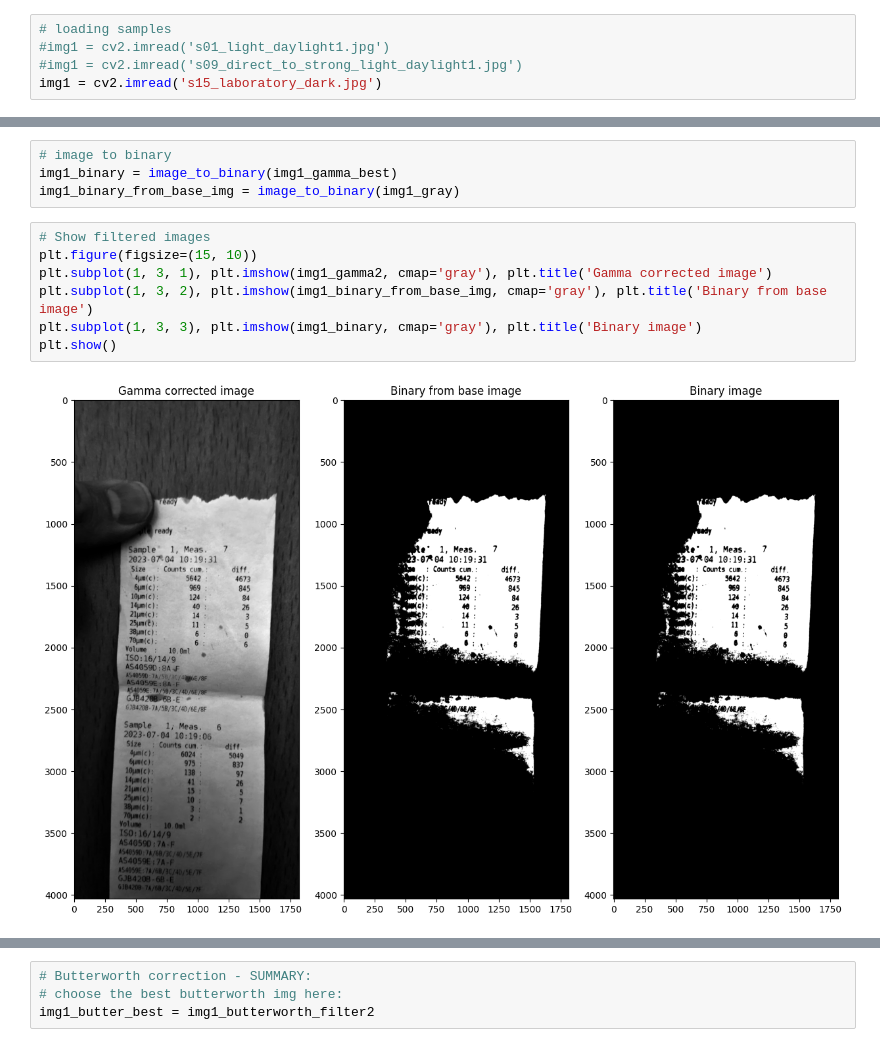
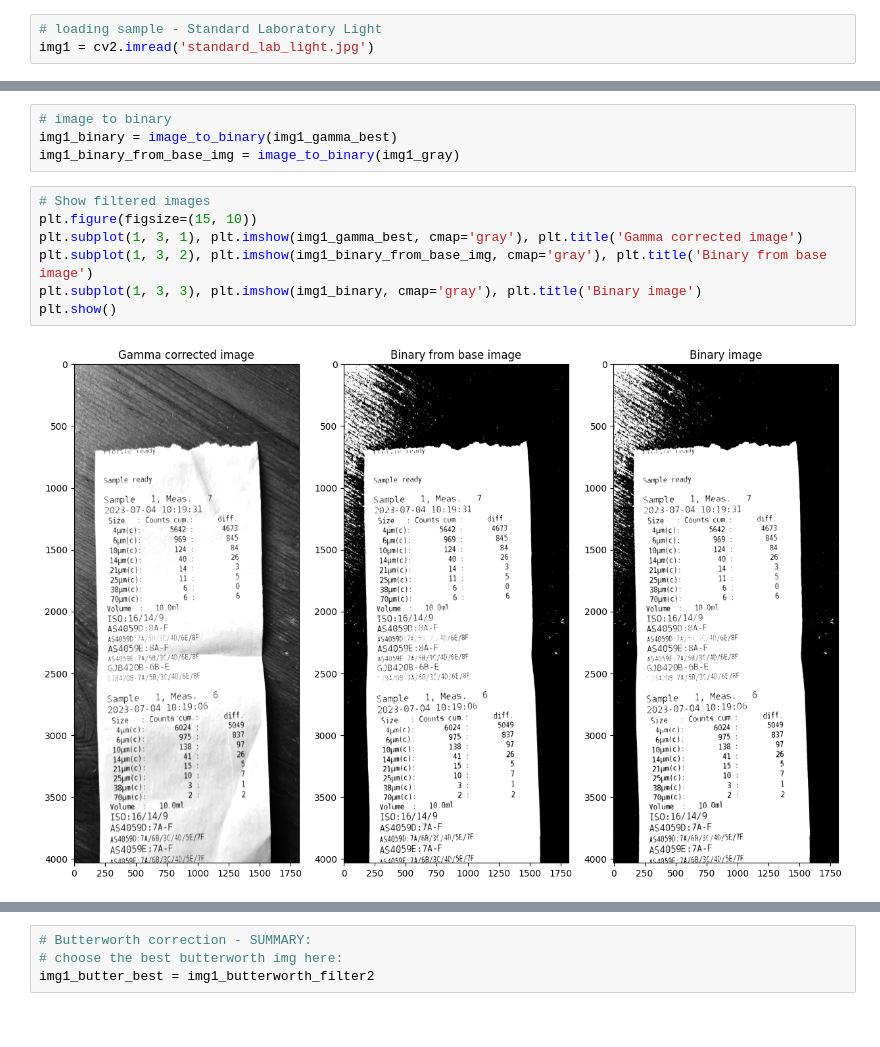
Before and after one commit to LukasZlocki/image_processing_labassistant, a Jupyter notebook: lab_assistant_standard_laboratory.ipynb, the cells around one changed output, grey strips where cells are left out. Drawn from its saved outputs; the diff is of its cells as text.

```diff
--- a/lab_assistant_standard_laboratory.ipynb
+++ b/lab_assistant_standard_laboratory.ipynb
@@ -7,10 +9,8 @@ import matplotlib.pyplot as plt
 from skimage import data, filters
 from scipy import fftpack
 # %%
-# loading samples
-#img1 = cv2.imread('s01_light_daylight1.jpg')
-#img1 = cv2.imread('s09_direct_to_strong_light_daylight1.jpg')
-img1 = cv2.imread('s15_laboratory_dark.jpg')
+# loading sample - Standard Laboratory Light
+img1 = cv2.imread('standard_lab_light.jpg')
 # %%
 # Image scaling
 
@@ -181,12 +181,12 @@ img1_binary_from_base_img = image_to_binary(img1_gray)
 # %%
 # Show filtered images
 plt.figure(figsize=(15, 10))
-plt.subplot(1, 3, 1), plt.imshow(img1_gamma2, cmap='gray'), plt.title('Gamma corrected image')
+plt.subplot(1, 3, 1), plt.imshow(img1_gamma_best, cmap='gray'), plt.title('Gamma corrected image')
 plt.subplot(1, 3, 2), plt.imshow(img1_binary_from_base_img, cmap='gray'), plt.title('Binary from base image')
 plt.subplot(1, 3, 3), plt.imshow(img1_binary, cmap='gray'), plt.title('Binary image')
 plt.show()
 # %% [output]
-[figure, old version]
+[figure, new version]
 # %%
 # code image GAUSSE filtering tests
 img1_gausse_filter1 = gausse_filter(img1_binary, 0.5)
```
Also changed, not shown: parts of 6 cells of this notebook, 2 other files.
